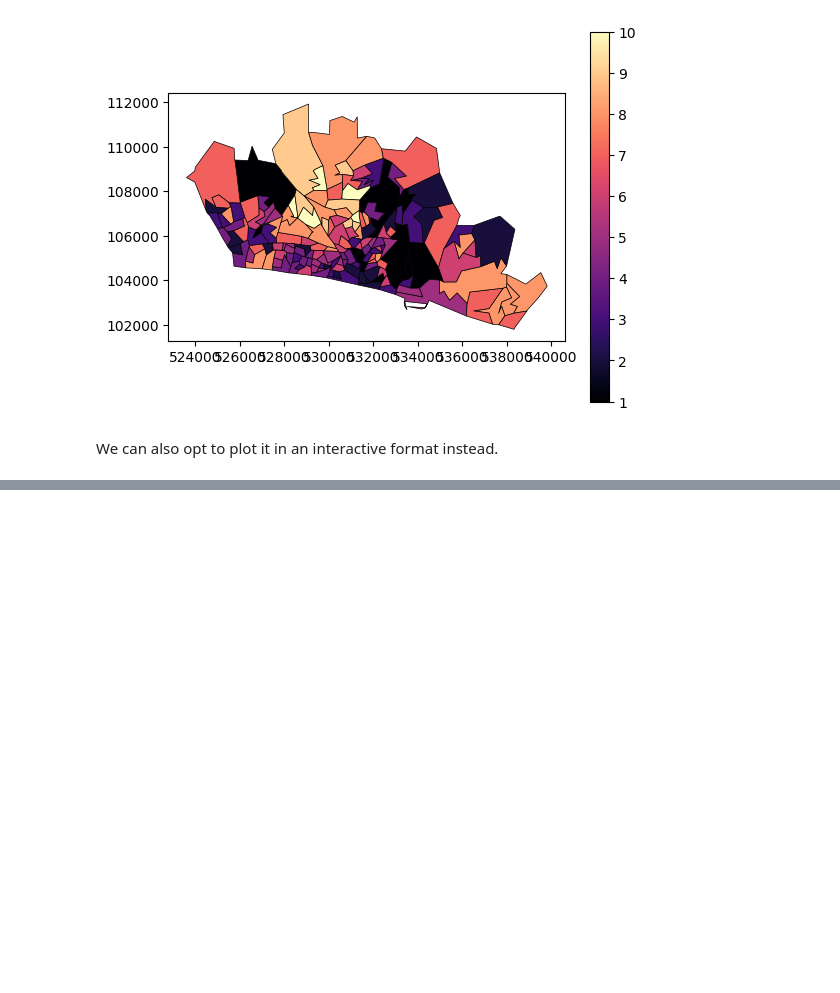
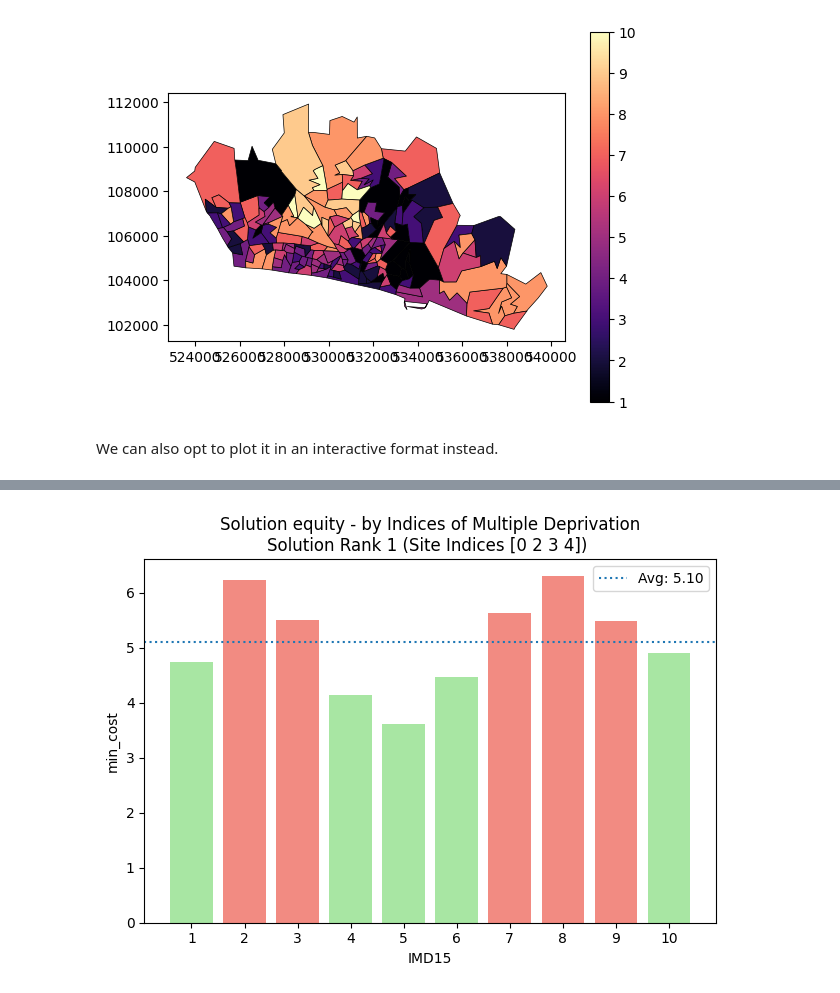
Before and after one commit to hsma-tools/lokigi, a Jupyter notebook: examples/location/equity/equity.ipynb, the cells around one changed output, grey strips where cells are left out. Cells and saved outputs as stored; diff of their text form; code cells hidden in the pictures; blank space fills up the shorter version.

```diff
--- a/examples/location/equity/equity.ipynb
+++ b/examples/location/equity/equity.ipynb
@@ -120,0 +199,4 @@ problem.plot_region_geometry_layer(
+# %%
+solutions.check_solution_equity(return_plot=True, interactive=False, colour_mode="above_below_avg");
+# %% [output]
+[figure, added]
```
Also changed, not shown: parts of 14 cells of this notebook, 6 other files.
